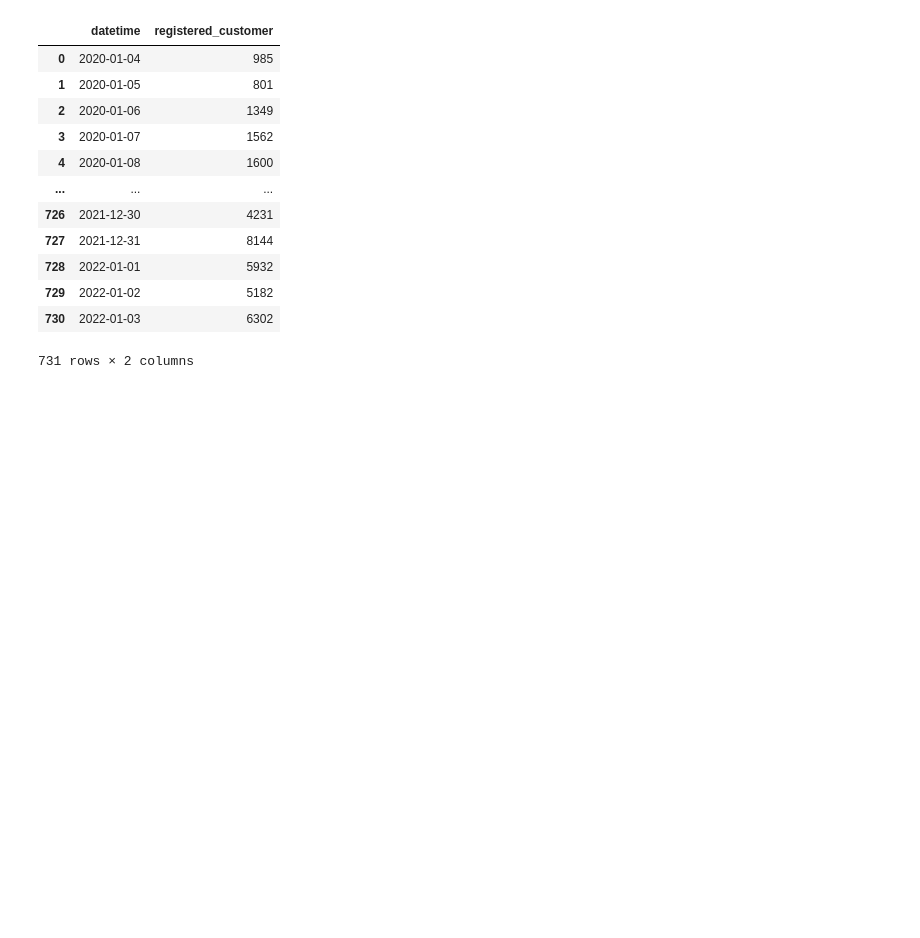
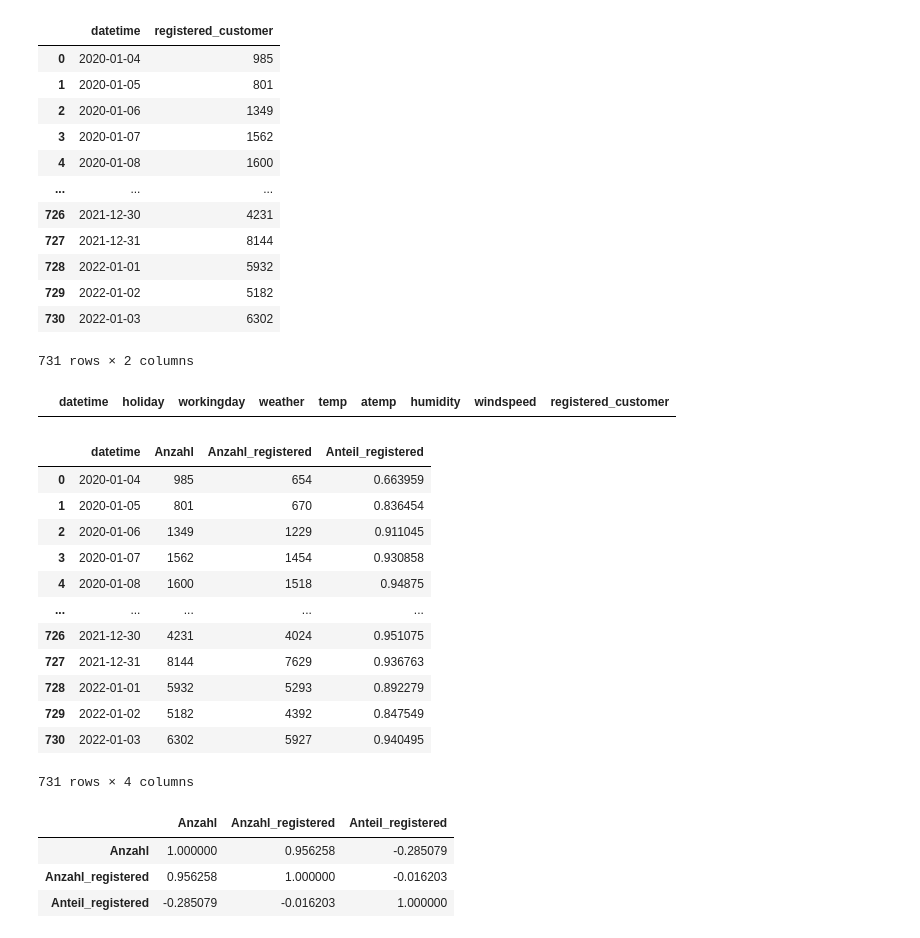
Before and after one commit to P-AEL/K-ppers-Projekt1, a Jupyter notebook: Paul/Spikes.ipynb, the cells around one changed output. Cells and saved outputs as stored; diff of their text form; code cells hidden in the pictures; blank space fills up the shorter version.

```diff
--- a/Paul/Spikes.ipynb
+++ b/Paul/Spikes.ipynb
@@ -30,0 +35,32 @@ px.line(df_2,x="datetime",y="registered_customer")
+# %%
+df_2[df_2.datetime == "6-1-2020"]
+# %% [output]
+|  | datetime | holiday | workingday | weather | temp | atemp | humidity | windspeed | registered_customer |
+# %%
+df_3 = df.groupby(pd.Grouper(key="datetime",freq="D")).agg({"registered_customer": ("count","sum")}).reset_index()
+# %%
+df_3.columns = ["datetime","Anzahl","Anzahl_registered"]
+df_3["Anteil_registered"] = df_3["Anzahl_registered"]/df_3["Anzahl"]
+# %%
+df_3
+# %% [output]
+|  | datetime | Anzahl | Anzahl_registered | Anteil_registered |
+| 0 | 2020-01-04 | 985 | 654 | 0.663959 |
+| 1 | 2020-01-05 | 801 | 670 | 0.836454 |
+| 2 | 2020-01-06 | 1349 | 1229 | 0.911045 |
+| 3 | 2020-01-07 | 1562 | 1454 | 0.930858 |
+| 4 | 2020-01-08 | 1600 | 1518 | 0.94875 |
+| ... | ... | ... | ... | ... |
+| 726 | 2021-12-30 | 4231 | 4024 | 0.951075 |
+| 727 | 2021-12-31 | 8144 | 7629 | 0.936763 |
+| 728 | 2022-01-01 | 5932 | 5293 | 0.892279 |
+| 729 | 2022-01-02 | 5182 | 4392 | 0.847549 |
+| 730 | 2022-01-03 | 6302 | 5927 | 0.940495 |
+731 rows × 4 columns
+# %%
+df_3.corr()
+# %% [output]
+|  | Anzahl | Anzahl_registered | Anteil_registered |
+| Anzahl | 1.000000 | 0.956258 | -0.285079 |
+| Anzahl_registered | 0.956258 | 1.000000 | -0.016203 |
+| Anteil_registered | -0.285079 | -0.016203 | 1.000000 |
```
Also changed, not shown: parts of 5 cells of this notebook.
